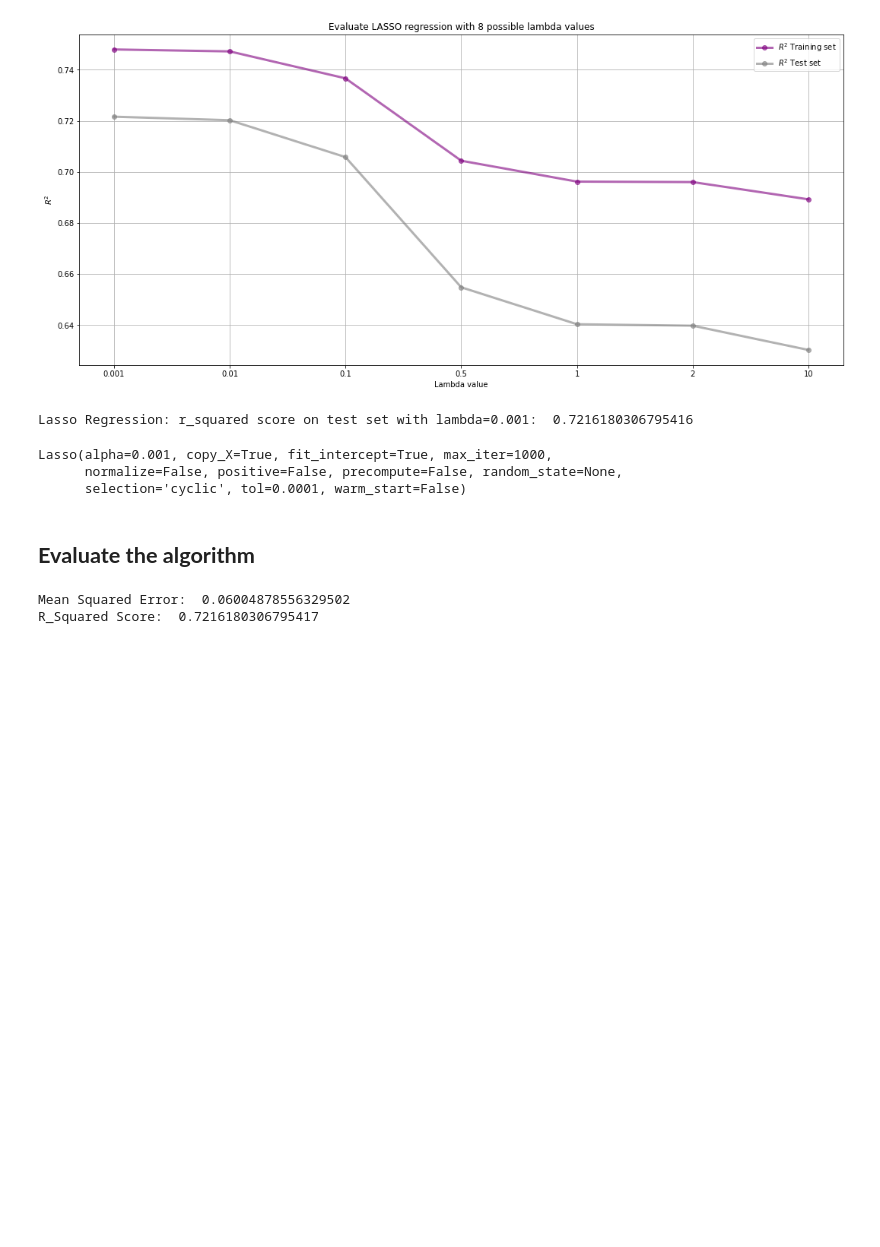
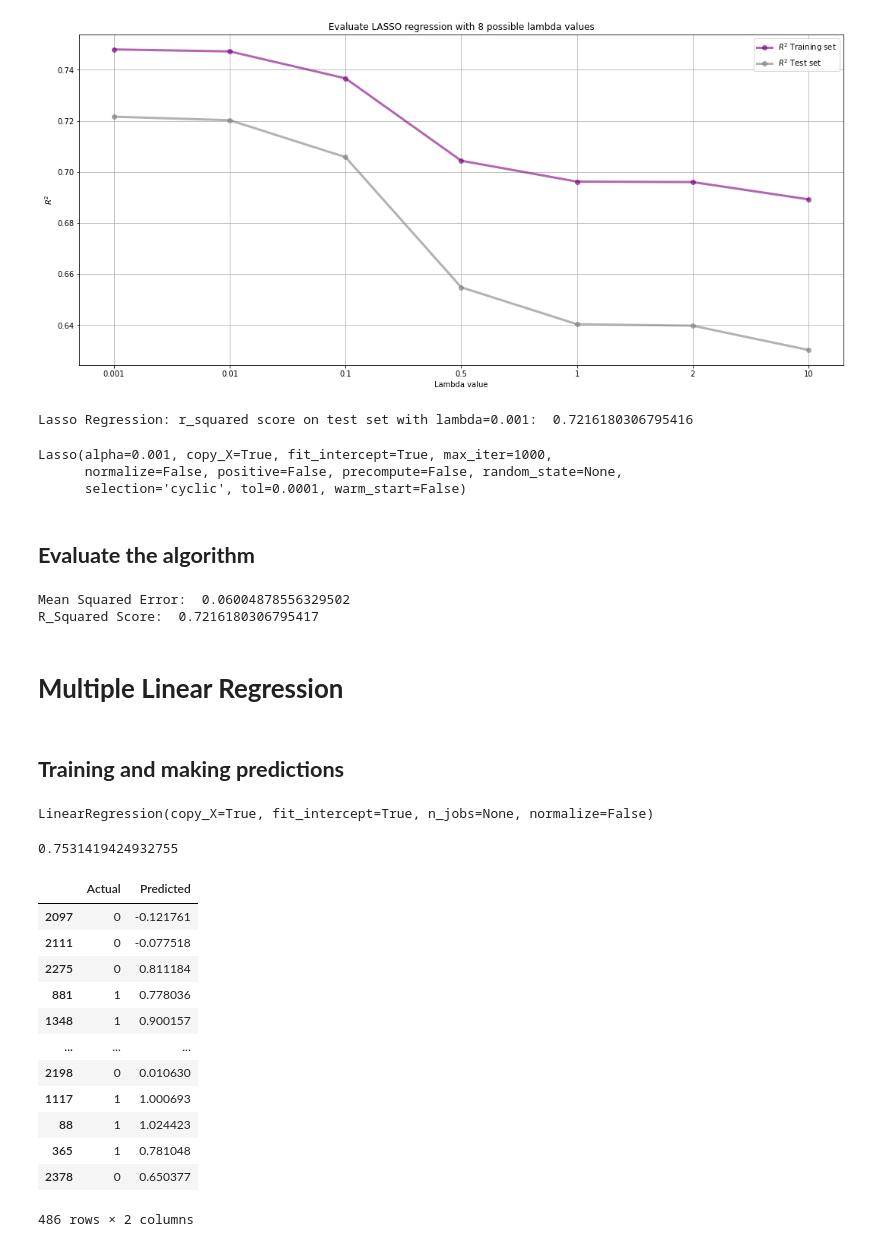
Before and after one commit to ch-zheng/cchs-prediction, a Jupyter notebook: cchs_statistical_learning.ipynb, the cells around one changed output. Drawn from its saved outputs; the diff is of its cells as text; code cells hidden in the pictures; blank space fills up the shorter version.

```diff
--- a/cchs_statistical_learning.ipynb
+++ b/cchs_statistical_learning.ipynb
@@ -255,3 +228,37 @@ print("R_Squared Score: ", r2_score(y_test, y_pred))
 # %% [output]
 Mean Squared Error:  0.06004878556329502
 R_Squared Score:  0.7216180306795417
+# %% [markdown]
+# **Multiple Linear Regression**
+# %% [markdown]
+## **Training and making predictions**
+# %%
+from sklearn.linear_model import LinearRegression
+linreg = LinearRegression()
+linreg.fit(X_train, y_train)
+# %% [output]
+LinearRegression(copy_X=True, fit_intercept=True, n_jobs=None, normalize=False)
+# %%
+linreg.score(X_test, y_test) # r_squared value
+# %% [output]
+0.7531419424932755
+# %%
+y_pred = linreg.predict(X_test)
+# %%
+# display our predicted vs actual labels
+df_labels = pd.DataFrame({'Actual': y_test, 'Predicted': y_pred})
+df_labels
+# %% [output]
+|  | Actual | Predicted |
+| 2097 | 0 | -0.121761 |
+| 2111 | 0 | -0.077518 |
+| 2275 | 0 | 0.811184 |
+| 881 | 1 | 0.778036 |
+| 1348 | 1 | 0.900157 |
+| ... | ... | ... |
+| 2198 | 0 | 0.010630 |
+| 1117 | 1 | 1.000693 |
+| 88 | 1 | 1.024423 |
+| 365 | 1 | 0.781048 |
+| 2378 | 0 | 0.650377 |
+486 rows × 2 columns
```
Also changed, not shown: parts of 18 cells of this notebook, 1 other file.
